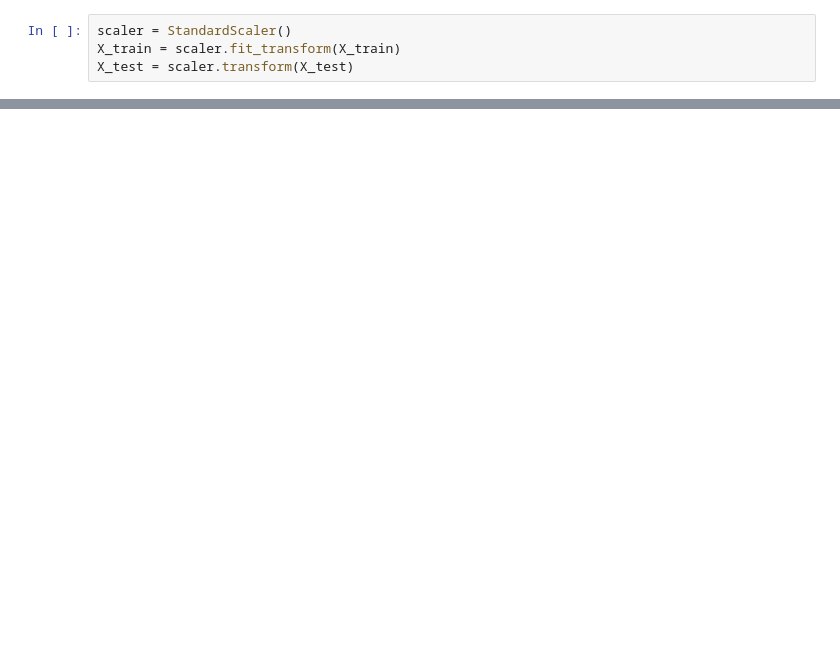
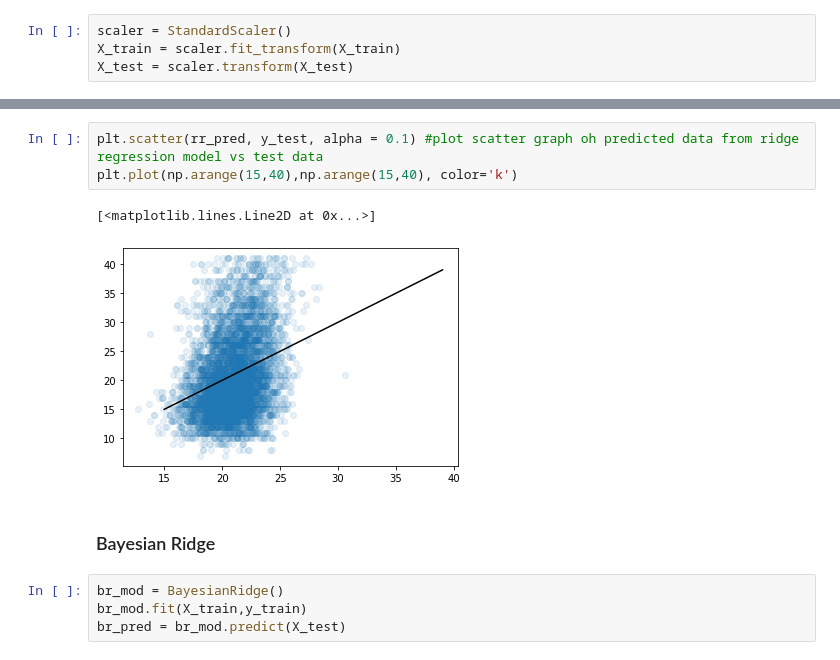
Before and after one commit to lara-sj/TDADS-assignments, a Jupyter notebook: flight_delays.ipynb, the cells around one changed output, grey strips where cells are left out. Cells and saved outputs as stored; diff of their text form; blank space fills up the shorter version.

```diff
--- a/flight_delays.ipynb
+++ b/flight_delays.ipynb
@@ -381,0 +453,12 @@ Variance score: 0.09
+# %%
+plt.scatter(rr_pred, y_test, alpha = 0.1) #plot scatter graph oh predicted data from ridge regression model vs test data
+plt.plot(np.arange(15,40),np.arange(15,40), color='k')
+# %% [output]
+[<matplotlib.lines.Line2D at 0x...>]
+[figure, added]
+# %% [markdown]
+### Bayesian Ridge
+# %%
+br_mod = BayesianRidge()
+br_mod.fit(X_train,y_train)
+br_pred = br_mod.predict(X_test)
```
Also changed, not shown: parts of 32 cells of this notebook, 8 other files.
